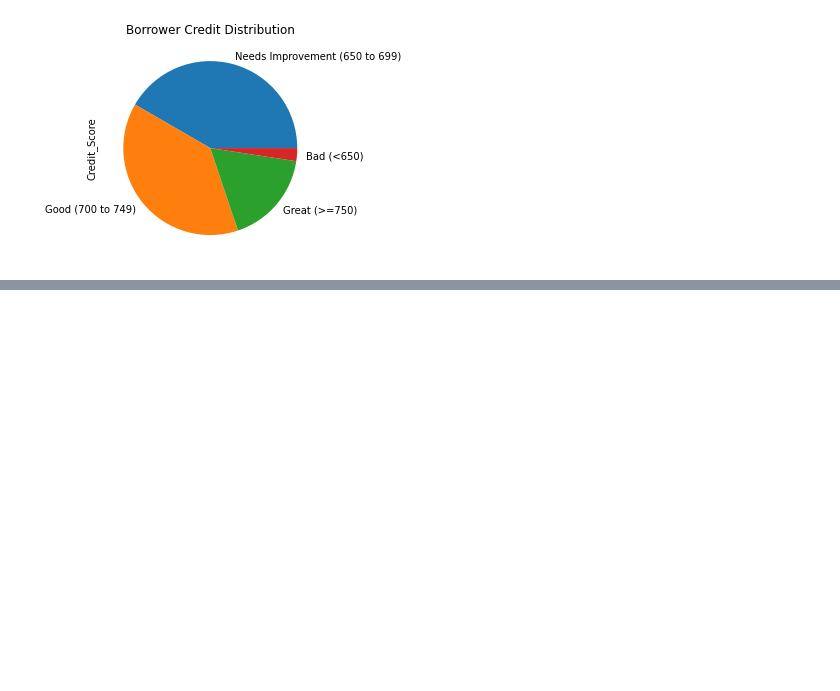
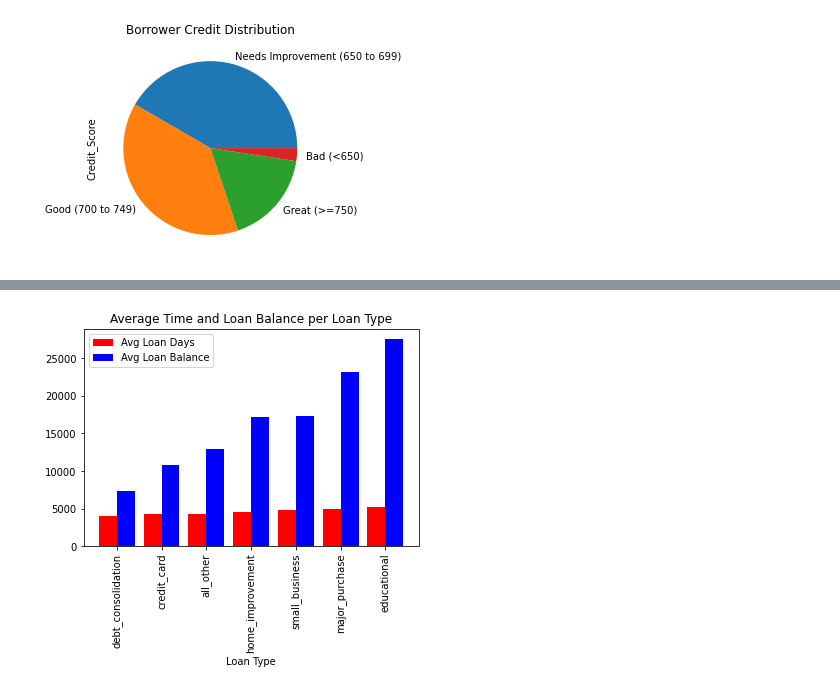
Before and after one commit to paulywog13/loan_data_analysis, a Jupyter notebook: Loan_Data_Analysis.ipynb, the cells around one changed output, grey strips where cells are left out. Drawn from its saved outputs; the diff is of its cells as text; code cells hidden in the pictures; blank space fills up the shorter version.

Commit message:
Loan Type Averages Calculate and Plot Created.

```diff
--- a/Loan_Data_Analysis.ipynb
+++ b/Loan_Data_Analysis.ipynb
@@ -128,0 +97,6 @@ Name: Revolving_Balance, dtype: float64
+# %%
+# Calculate the average time length for each loan based on loan type
+
+loan_type_avg_time = loan_data.groupby(["Loan_Type"]).mean()["Days_with_Credit_Line"].sort_values()
+
+loan_type_avg_time
@@ -128,0 +113,6 @@ Name: Revolving_Balance, dtype: float64
+# %%
+# Calculate the average outstanding Line of Credit Balance for each Loan Type
+
+loan_type_avg_balance = loan_data.groupby('Loan_Type').mean()["Revolving_Balance"].sort_values()
+
+loan_type_avg_balance
@@ -128,0 +129,13 @@ Name: Revolving_Balance, dtype: float64
+# %%
+x = loan_data.Loan_Type.unique()
+x_axis = np.arange(len(x))
+
+bar1 = plt.bar(x_axis - 0.2, loan_type_avg_time, 0.4, color = 'r')
+bar2 = plt.bar(x_axis + 0.2, loan_type_avg_balance, 0.4, color = 'b')
+plt.title('Average Time and Loan Balance per Loan Type')
+plt.xticks(x_axis, x, rotation = 90)
+plt.legend((bar1, bar2), ('Avg Loan Days', 'Avg Loan Balance'))
+plt.xlabel('Loan Type')
+plt.show()
+# %% [output]
+[figure, added]
```
Also changed, not shown: parts of 14 cells of this notebook.
